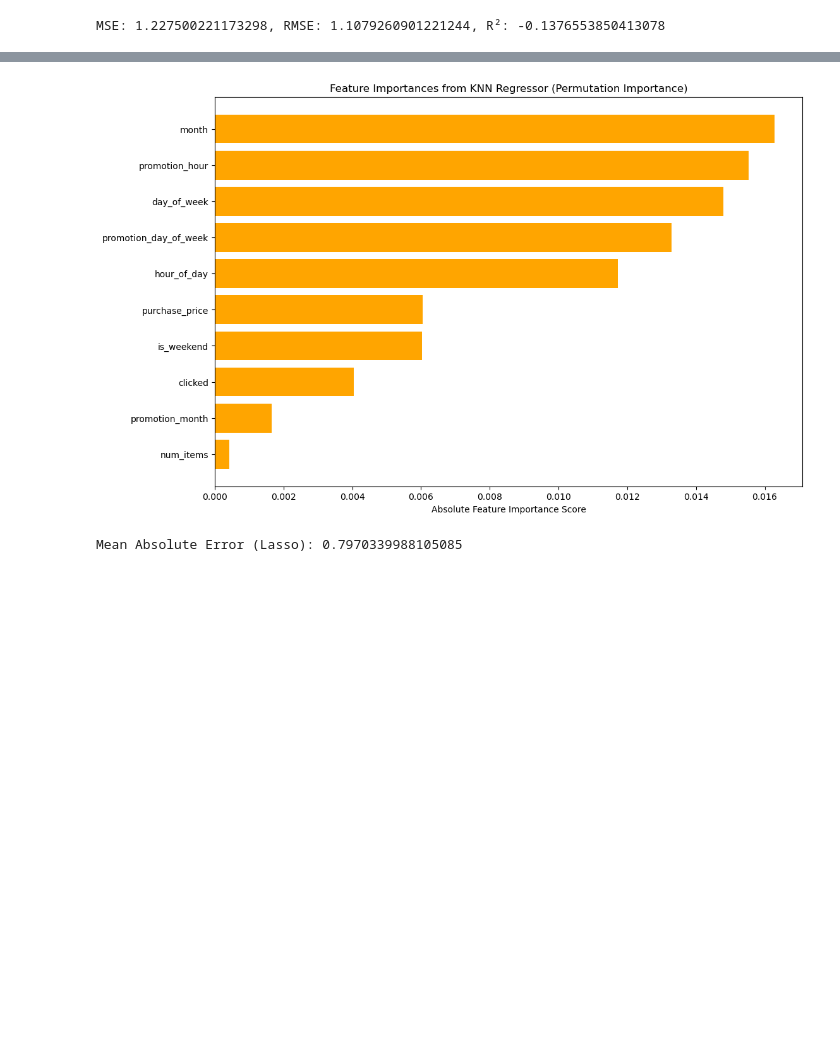
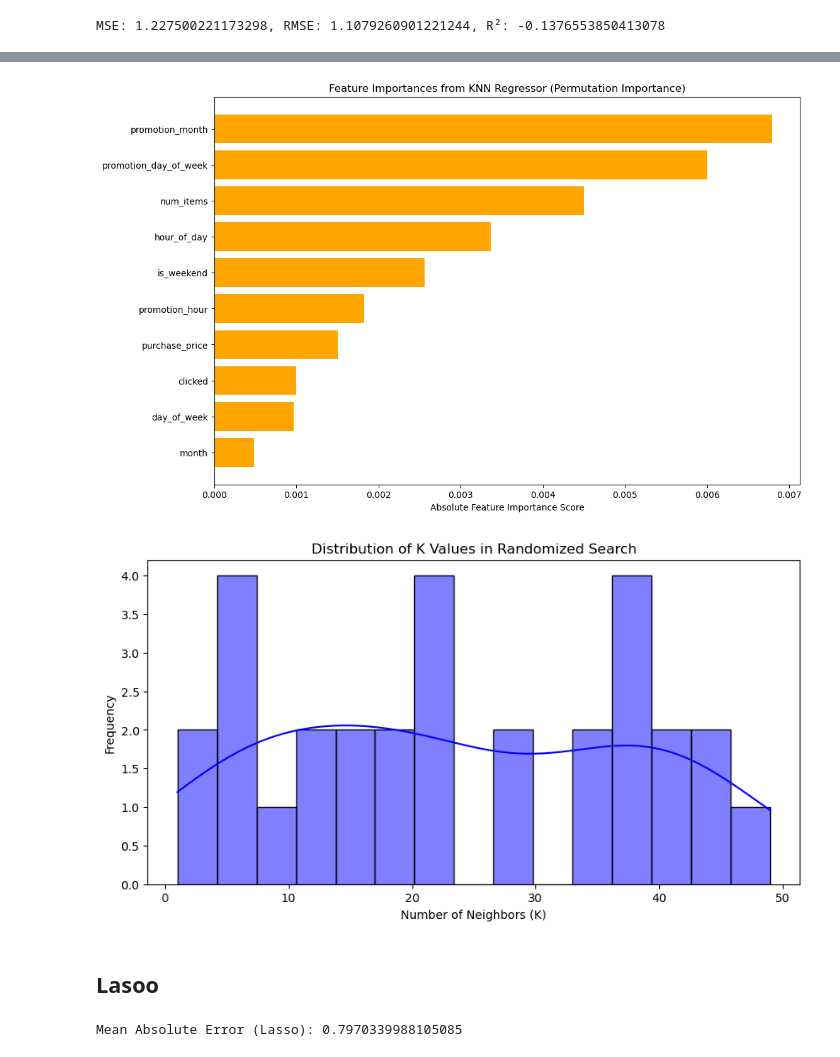
Before and after one commit to MingzengQin/Intership, a Jupyter notebook: HourTarget.ipynb, the cells around one changed output, grey strips where cells are left out. Drawn from its saved outputs; the diff is of its cells as text; code cells hidden in the pictures; blank space fills up the shorter version.

```diff
--- a/HourTarget.ipynb
+++ b/HourTarget.ipynb
@@ -705,37 +846,31 @@ from sklearn.metrics import mean_absolute_error, mean_squared_error, r2_score
 from sklearn.model_selection import RandomizedSearchCV
 from sklearn.inspection import permutation_importance
 
-# 1. Hyperparameter Optimization (RandomizedSearchCV) with Progress Bar
+# Expanded Hyperparameter Range for Randomized Search
 param_dist_knn = {
-    'n_neighbors': list(range(1, 20, 2)),  # Odd numbers from 1 to 19
+    'n_neighbors': list(range(1, 51, 2)),  # Odd numbers from 1 to 49
     'weights': ['uniform', 'distance'],
     'p': [1, 2]  # 1 = Manhattan Distance, 2 = Euclidean Distance
 }
 
 knn_model = KNeighborsRegressor()
 
-# Initialize timing tracking
-search_times_knn = []  # To store time taken for each iteration
-
-# Define a custom function to track progress
-def track_search_progress_knn(cv_results):
-    global search_times_knn
-    search_times_knn.append(time.time())  # Log the timestamp of each iteration
-
-# Performing hyperparameter search with progress tracking
-random_search_knn = RandomizedSearchCV(knn_model, param_distributions=param_dist_knn,
-                                       n_iter=20, cv=5, scoring='neg_mean_absolute_error',
-                                       n_jobs=-1, verbose=0, random_state=42)
-
-# Start the timer
+# Track Hyperparameter Search Progress
+search_times_knn = []
 start_time_knn = time.time()
 
-# Using tqdm to visualize the search process
-with tqdm(total=20, desc="KNN Hyperparameter Search Progress") as pbar:
-    for _ in range(20):
-        random_search_knn.fit(x_train, y_train)
-        track_search_progress_knn(random_search_knn.cv_results_)  # Track progress
-        pbar.update(1)  # Update progress bar
+random_search_knn = RandomizedSearchCV(
+    knn_model, param_distributions=param_dist_knn,
+    n_iter=30,  # Increased iterations for better search coverage
+    cv=5, scoring='neg_mean_absolute_error',
+    n_jobs=-1, verbose=1, random_state=42
+)
+
+# Using tqdm to visualize progress
+with tqdm(total=30, desc="KNN Hyperparameter Search Progress") as pbar:
+    random_search_knn.fit(x_train, y_train)
+    search_times_knn.append(time.time())  # Track search times
+    pbar.update(1)
 
 # Calculate total elapsed time
 total_time_knn = time.time() - start_time_knn
@@ -750,7 +885,7 @@ best_knn_model.fit(x_train, y_train)
 # Prediction
 y_pred_knn = best_knn_model.predict(x_val)
 
-# 2. Model Evaluation
+# Model Evaluation
 optimized_mae_knn = mean_absolute_error(y_val, y_pred_knn)
 optimized_mse_knn = mean_squared_error(y_val, y_pred_knn)
 optimized_rmse_knn = np.sqrt(optimized_mse_knn)
@@ -761,15 +896,17 @@ print(f'Mean Squared Error (Optimized MSE KNN): {optimized_mse_knn:.4f}')
 print(f'Root Mean Squared Error (Optimized RMSE KNN): {optimized_rmse_knn:.4f}')
 print(f'R² Score (Optimized R² KNN): {optimized_r2_knn:.4f}')
 
-# 3. Compute Feature Importance using Permutation Importance
-perm_importance_knn = permutation_importance(best_knn_model, x_val, y_val,
-                                             scoring='neg_mean_absolute_error',
-                                             n_repeats=10, random_state=42)
+# Compute Feature Importance using Permutation Importance
+perm_importance_knn = permutation_importance(
+    best_knn_model, x_val, y_val,
+    scoring='neg_mean_absolute_error',
+    n_repeats=10, random_state=42
+)
 
 feature_importances_knn = np.abs(perm_importance_knn.importances_mean)  # Taking absolute values
 features_knn = x_train.columns
 
-# 4. Creating a DataFrame for Feature Importance
+# Creating a DataFrame for Feature Importance
 importance_df_knn = pd.DataFrame({
     'Feature': features_knn,
     'Importance': feature_importances_knn
@@ -779,11 +916,32 @@ importance_df_knn = pd.DataFrame({
 print("\nFeature Importances (KNN Regressor - Permutation Importance):")
 print(importance_df_knn)
 
-# 5. Visualization of Feature Importances
+# Visualization of Feature Importances
 plt.figure(figsize=(12, 8))
 plt.barh(importance_df_knn['Feature'], importance_df_knn['Importance'], color='orange')
 plt.gca().invert_yaxis()
 plt.xlabel('Absolute Feature Importance Score')
 plt.title('Feature Importances from KNN Regressor (Permutation Importance)')
 plt.show()
+
+# Visualization of Search Space for Key Parameters
+searched_n_neighbors = random_search_knn.cv_results_['param_n_neighbors'].data
+
+plt.figure(figsize=(10, 5))
+sns.histplot(searched_n_neighbors, bins=15, kde=True, color='blue')
+plt.xlabel('Number of Neighbors (K)')
+plt.ylabel('Frequency')
+plt.title('Distribution of K Values in Randomized Search')
+plt.show()
+
+# Visualization of CV Running Time Trend
+if len(search_times_knn) > 1:
+    iteration_times_knn = np.diff(search_times_knn)
+    plt.figure(figsize=(10, 5))
+    plt.plot(range(1, len(iteration_times_knn) + 1), iteration_times_knn, marker='o', linestyle='-', color='red')
+    plt.xlabel("Iteration")
+    plt.ylabel("Time (seconds)")
+    plt.title("KNN Hyperparameter Search Time Per Iteration")
+    plt.grid()
+    plt.show()
 # %% [output]
@@ -808,4 +967,7 @@ Feature Importances (KNN Regressor - Permutation Importance):
-[figure, old version]
+[figure, new version]
+[figure, added]
+# %% [markdown]
+## Lasoo
 # %%
 from sklearn.linear_model import Lasso
 from sklearn.metrics import mean_absolute_error
```
Also changed, not shown: parts of 16 cells of this notebook, 1 other file.
